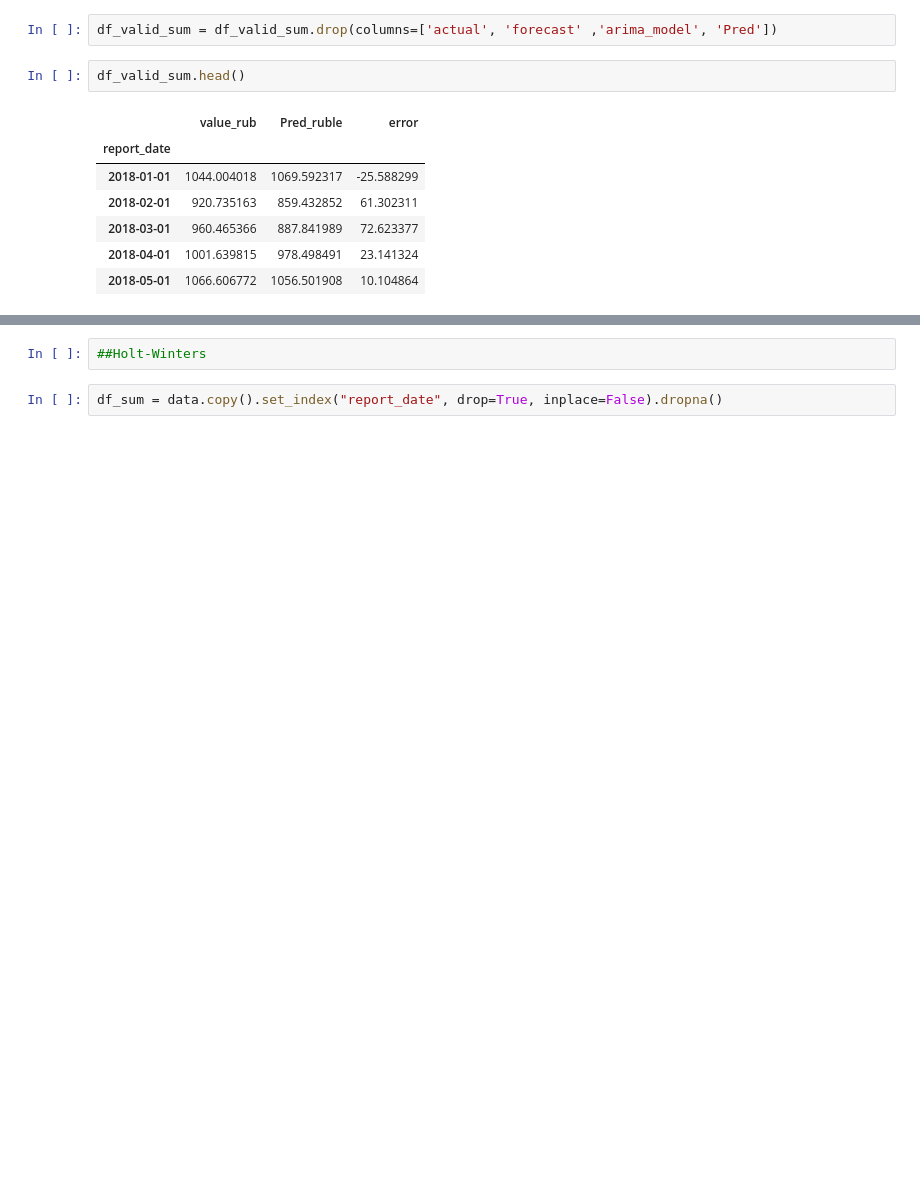
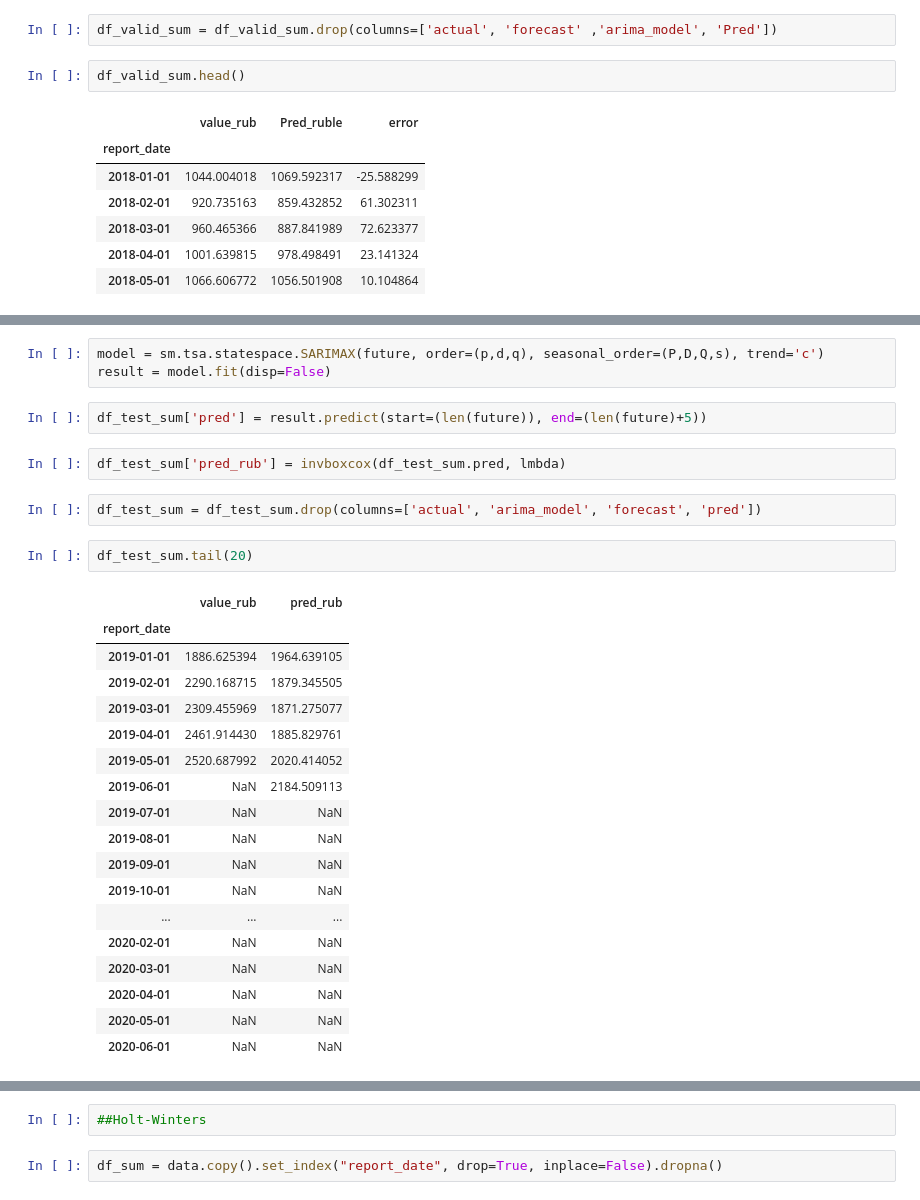
Before and after one commit to TheDataCoder/TimeSeriesForecast, a Jupyter notebook: TS.ipynb, the cells around one changed output, grey strips where cells are left out. Cells and saved outputs as stored; diff of their text form; blank space fills up the shorter version.

```diff
--- a/TS.ipynb
+++ b/TS.ipynb
@@ -573,0 +577,30 @@ plot_error(df_valid_sum)
+# %%
+model = sm.tsa.statespace.SARIMAX(future, order=(p,d,q), seasonal_order=(P,D,Q,s), trend='c')
+result = model.fit(disp=False)
+# %%
+df_test_sum['pred'] = result.predict(start=(len(future)), end=(len(future)+5))
+# %%
+df_test_sum['pred_rub'] = invboxcox(df_test_sum.pred, lmbda)
+# %%
+df_test_sum = df_test_sum.drop(columns=['actual', 'arima_model', 'forecast', 'pred'])
+# %%
+df_test_sum.tail(20)
+# %% [output]
+|  | value_rub | pred_rub |
+| report_date |  |  |
+| 2019-01-01 | 1886.625394 | 1964.639105 |
+| 2019-02-01 | 2290.168715 | 1879.345505 |
+| 2019-03-01 | 2309.455969 | 1871.275077 |
+| 2019-04-01 | 2461.914430 | 1885.829761 |
+| 2019-05-01 | 2520.687992 | 2020.414052 |
+| 2019-06-01 | NaN | 2184.509113 |
+| 2019-07-01 | NaN | NaN |
+| 2019-08-01 | NaN | NaN |
+| 2019-09-01 | NaN | NaN |
+| 2019-10-01 | NaN | NaN |
+| ... | ... | ... |
+| 2020-02-01 | NaN | NaN |
+| 2020-03-01 | NaN | NaN |
+| 2020-04-01 | NaN | NaN |
+| 2020-05-01 | NaN | NaN |
+| 2020-06-01 | NaN | NaN |
```
Also changed, not shown: parts of 6 cells of this notebook.
